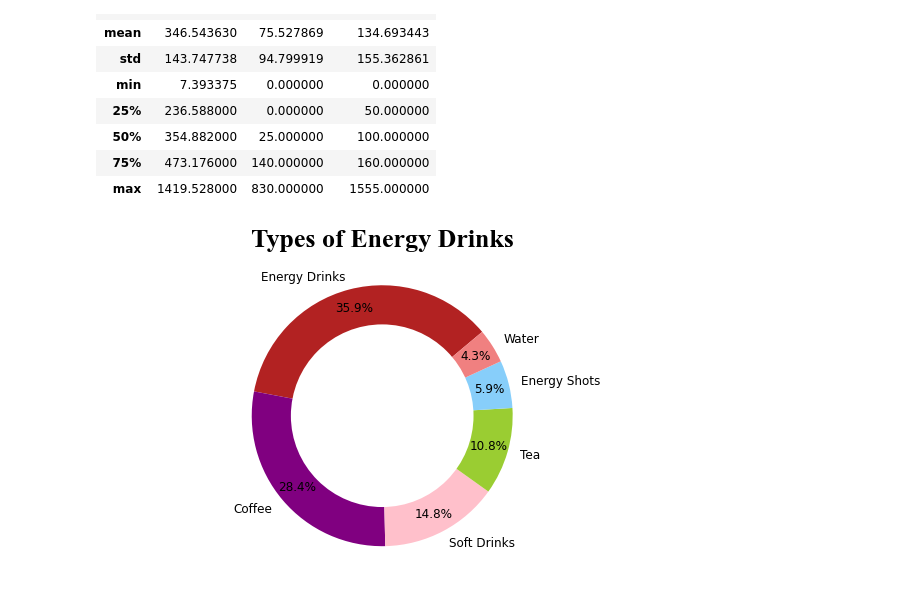
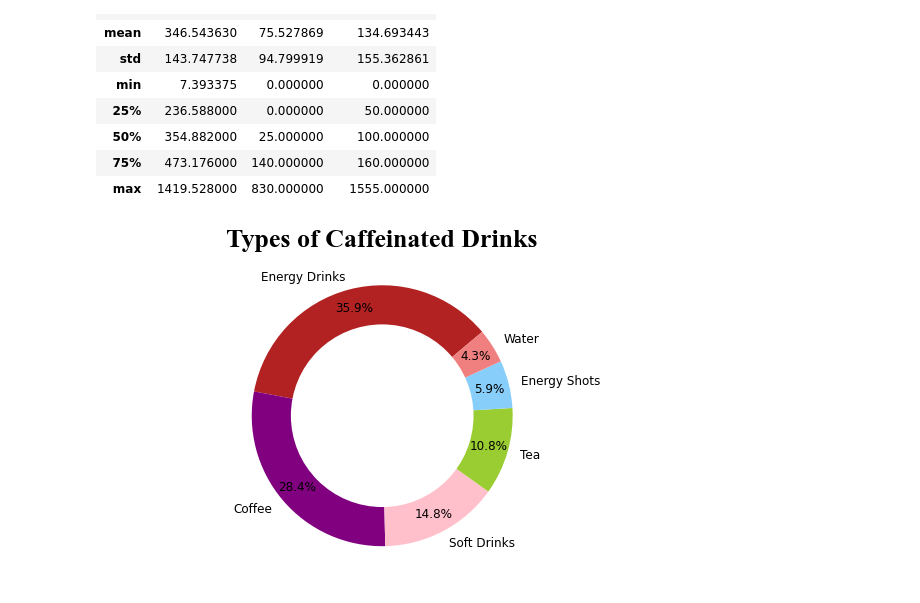
Before and after one commit to LWKYDTWSH/SMU-Project-1-Group-6, a Jupyter notebook: Bekhem's work/Caffeine_BH.ipynb, the cells around one changed output. Cells and saved outputs as stored; diff of their text form; code cells hidden in the pictures.

```diff
--- a/Bekhem's work/Caffeine_BH.ipynb
+++ b/Bekhem's work/Caffeine_BH.ipynb
@@ -66,21 +66,21 @@ df = file.copy()
 # %%
 drink_types = df.type.value_counts().index.tolist()
 drink_type_counts = df.type.value_counts().values.tolist()
 colors = ["firebrick", "purple", "pink", "yellowgreen", "lightskyblue", "lightcoral"]
 explode = (0, 0, 0, 0, 0, 0)
 
 fig = plt.figure(figsize=(10,6))
 
-plt.title("Types of Energy Drinks", fontsize = 26, fontweight = "bold", font = "Times New Roman")
+plt.title("Types of Caffeinated Drinks", fontsize = 26, fontweight = "bold", font = "Times New Roman")
 plt.axis("equal")
 
 centre_circle = plt.Circle((0,0), 0.70, fc='white')
 
 
 plt.pie(drink_type_counts, explode=explode, labels=drink_types, colors=colors,
         autopct="%1.1f%%", shadow=False, startangle=40, textprops={'fontsize': 12}, pctdistance=0.85)
 
 fig.gca().add_artist(centre_circle)
 plt.show()
 # %% [output]
-[figure, old version]
+[figure, new version]
```
Also changed, not shown: parts of 32 cells of this notebook, 3 other files.
